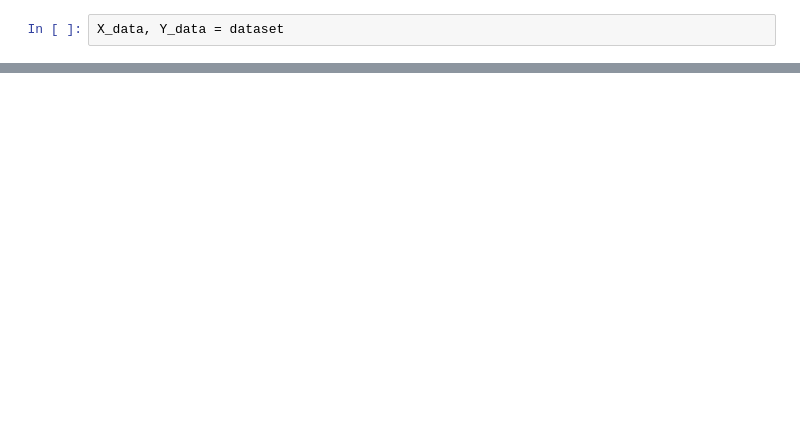
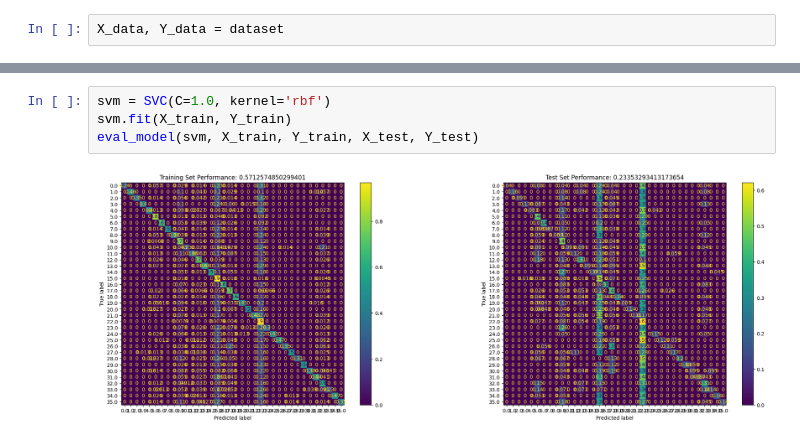
Before and after one commit to Lion0416/kamen-rider-image-classification, a Jupyter notebook: data prepossessing(kamen rider).ipynb, the cells around one changed output, grey strips where cells are left out. Drawn from its saved outputs; the diff is of its cells as text; blank space fills up the shorter version.

```diff
--- a/data prepossessing(kamen rider).ipynb
+++ b/data prepossessing(kamen rider).ipynb
@@ -159,0 +202,6 @@ print(f"Test data shape: {X_test.shape}, Test labels shape: {Y_test.shape}")
+# %%
+svm = SVC(C=1.0, kernel='rbf')
+svm.fit(X_train, Y_train)
+eval_model(svm, X_train, Y_train, X_test, Y_test)
+# %% [output]
+[figure, added]
```
Also changed, not shown: parts of 33 cells of this notebook.
